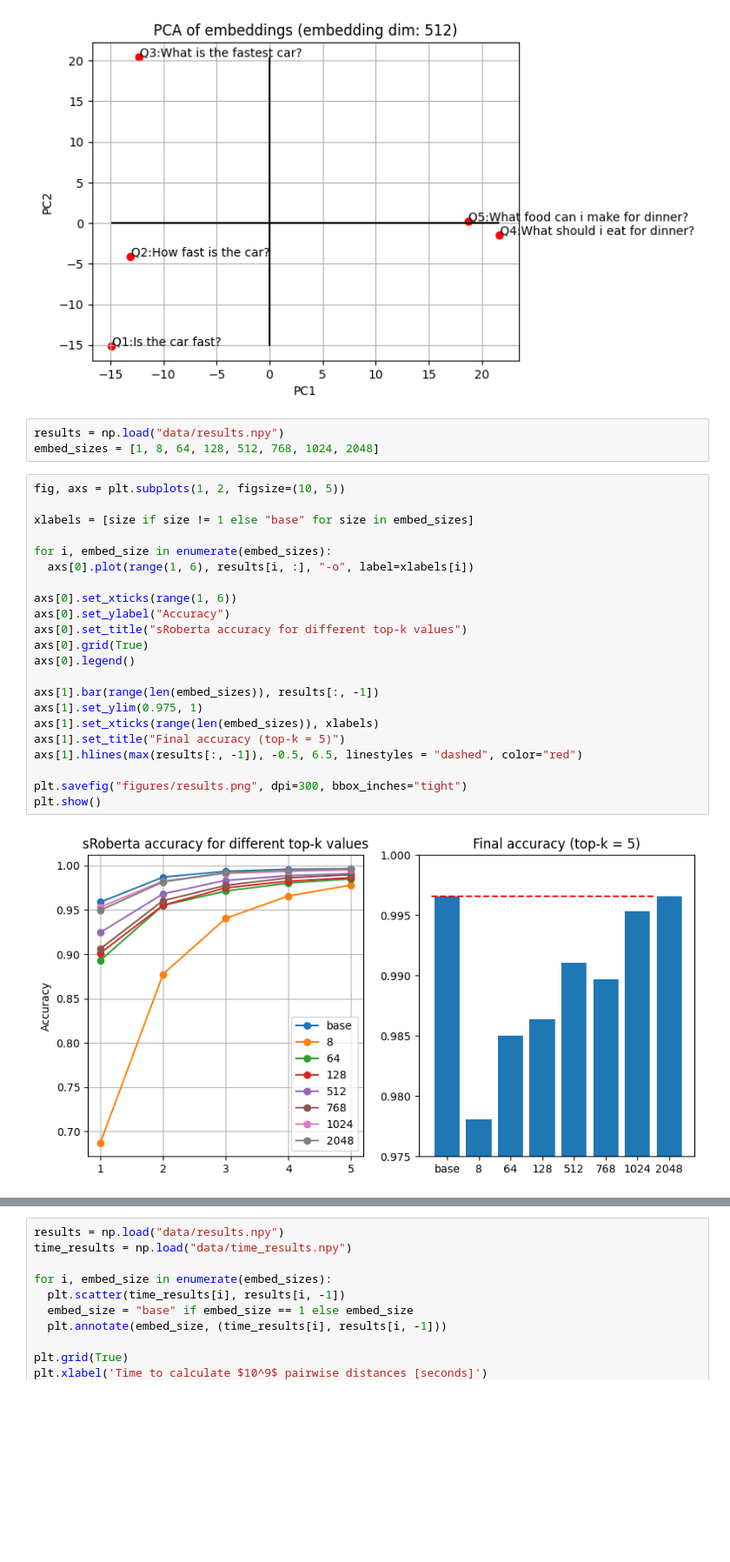
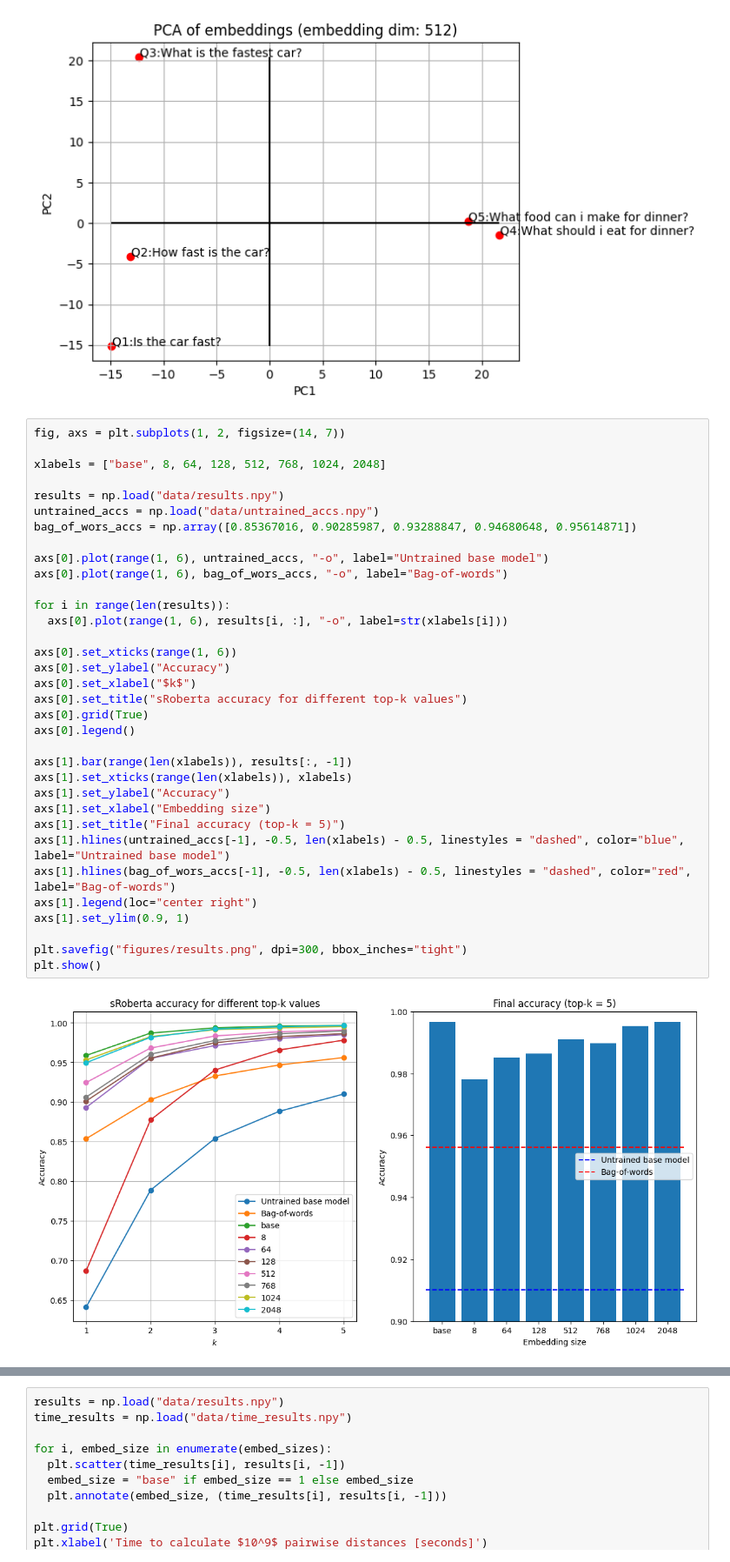
Before and after one commit to Andemand111/sRoBERTa, a Jupyter notebook: sbert.ipynb, the cells around one changed output, grey strips where cells are left out. Shown at 87% size. Drawn from its saved outputs; the diff is of its cells as text; blank space fills up the shorter version.

```diff
--- a/sbert.ipynb
+++ b/sbert.ipynb
@@ -300,30 +289,39 @@ plt.show()
 # %% [output]
 Model loaded from models/sRoberta_512.pt
 [figure]
-# %%
-results = np.load("data/results.npy")
-embed_sizes = [1, 8, 64, 128, 512, 768, 1024, 2048]
 # %%
-fig, axs = plt.subplots(1, 2, figsize=(10, 5))
+fig, axs = plt.subplots(1, 2, figsize=(14, 7))
 
-xlabels = [size if size != 1 else "base" for size in embed_sizes]
+xlabels = ["base", 8, 64, 128, 512, 768, 1024, 2048]
 
-for i, embed_size in enumerate(embed_sizes):
-  axs[0].plot(range(1, 6), results[i, :], "-o", label=xlabels[i])
+results = np.load("data/results.npy")
+untrained_accs = np.load("data/untrained_accs.npy")
+bag_of_wors_accs = np.array([0.85367016, 0.90285987, 0.93288847, 0.94680648, 0.95614871])
+
+axs[0].plot(range(1, 6), untrained_accs, "-o", label="Untrained base model")
+axs[0].plot(range(1, 6), bag_of_wors_accs, "-o", label="Bag-of-words")
+
+for i in range(len(results)):
+  axs[0].plot(range(1, 6), results[i, :], "-o", label=str(xlabels[i]))
 
 axs[0].set_xticks(range(1, 6))
 axs[0].set_ylabel("Accuracy")
+axs[0].set_xlabel("$k$")
 axs[0].set_title("sRoberta accuracy for different top-k values")
 axs[0].grid(True)
 axs[0].legend()
 
-axs[1].bar(range(len(embed_sizes)), results[:, -1])
-axs[1].set_ylim(0.975, 1)
-axs[1].set_xticks(range(len(embed_sizes)), xlabels)
+axs[1].bar(range(len(xlabels)), results[:, -1])
+axs[1].set_xticks(range(len(xlabels)), xlabels)
+axs[1].set_ylabel("Accuracy")
+axs[1].set_xlabel("Embedding size")
 axs[1].set_title("Final accuracy (top-k = 5)")
-axs[1].hlines(max(results[:, -1]), -0.5, 6.5, linestyles = "dashed", color="red")
+axs[1].hlines(untrained_accs[-1], -0.5, len(xlabels) - 0.5, linestyles = "dashed", color="blue", label="Untrained base model")
+axs[1].hlines(bag_of_wors_accs[-1], -0.5, len(xlabels) - 0.5, linestyles = "dashed", color="red", label="Bag-of-words")
+axs[1].legend(loc="center right")
+axs[1].set_ylim(0.9, 1)
 
 plt.savefig("figures/results.png", dpi=300, bbox_inches="tight")
 plt.show()
 # %% [output]
-[figure, old version]
+[figure, new version]
```
Also changed, not shown: parts of 10 cells of this notebook, 3 other files.
